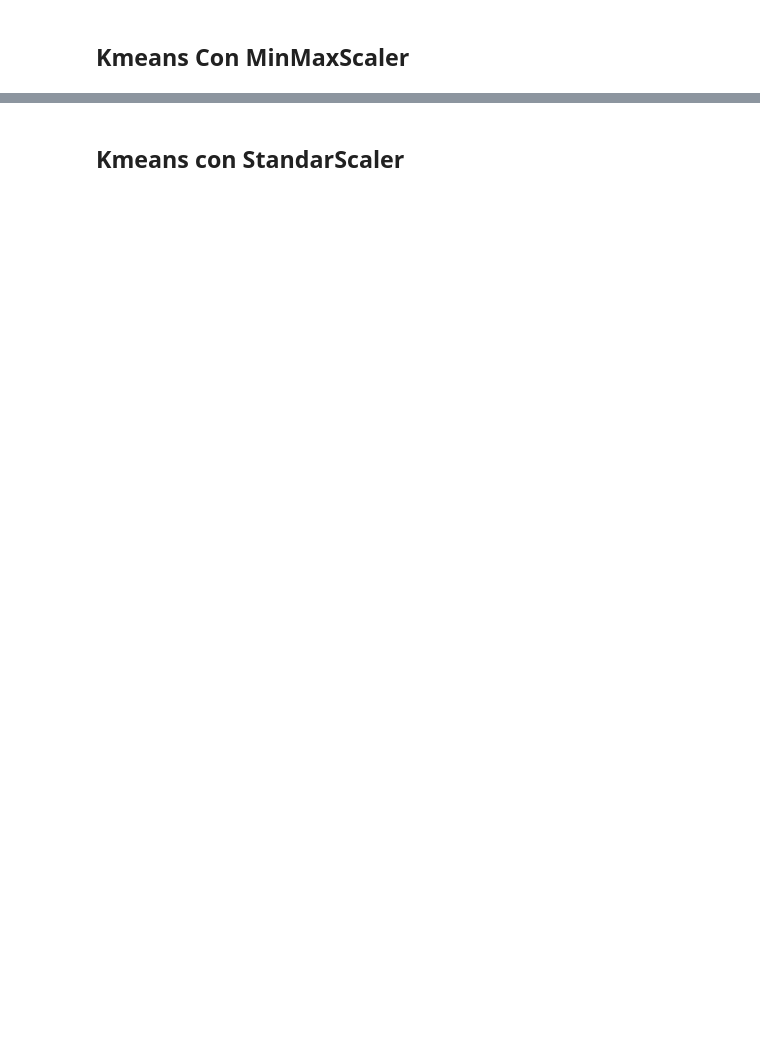
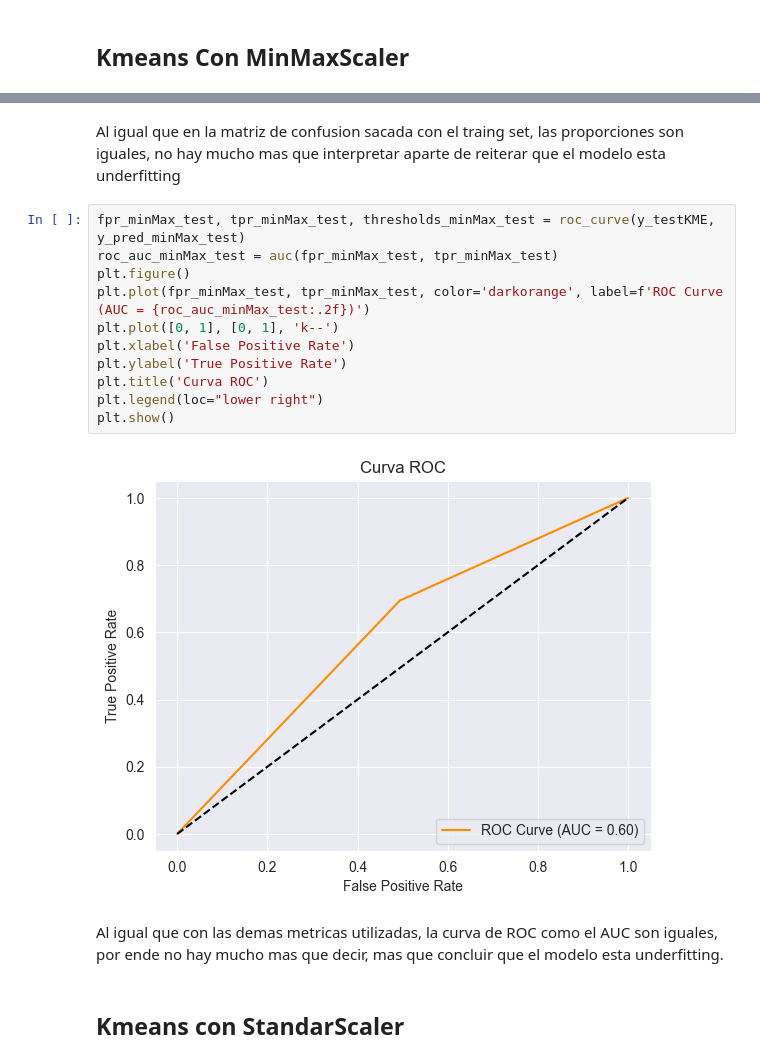
Before and after one commit to GodDoesNotPlayDice/ET-ML, a Jupyter notebook: ET1.ipynb, the cells around one changed output, grey strips where cells are left out. Saved outputs shown, nothing was run; the diff lists cells and outputs as text; blank space fills up the shorter version.

```diff
--- a/ET1.ipynb
+++ b/ET1.ipynb
@@ -1788,2 +1852,19 @@ plt.show()
+# %% [markdown]
+Al igual que en la matriz de confusion sacada con el traing set, las proporciones son iguales, no hay mucho mas que interpretar aparte de reiterar que el modelo esta underfitting
+# %%
+fpr_minMax_test, tpr_minMax_test, thresholds_minMax_test = roc_curve(y_testKME, y_pred_minMax_test)
+roc_auc_minMax_test = auc(fpr_minMax_test, tpr_minMax_test)
+plt.figure()
+plt.plot(fpr_minMax_test, tpr_minMax_test, color='darkorange', label=f'ROC Curve (AUC = {roc_auc_minMax_test:.2f})')
+plt.plot([0, 1], [0, 1], 'k--')
+plt.xlabel('False Positive Rate')
+plt.ylabel('True Positive Rate')
+plt.title('Curva ROC')
+plt.legend(loc="lower right")
+plt.show()
+# %% [output]
+[figure, added]
+# %% [markdown]
+Al igual que con las demas metricas utilizadas, la curva de ROC como el AUC son iguales, por ende no hay mucho mas que decir, mas que concluir que el modelo esta underfitting.
 # %% [markdown]
 ## Kmeans con StandarScaler
```
Also changed, not shown: parts of 133 cells of this notebook.
